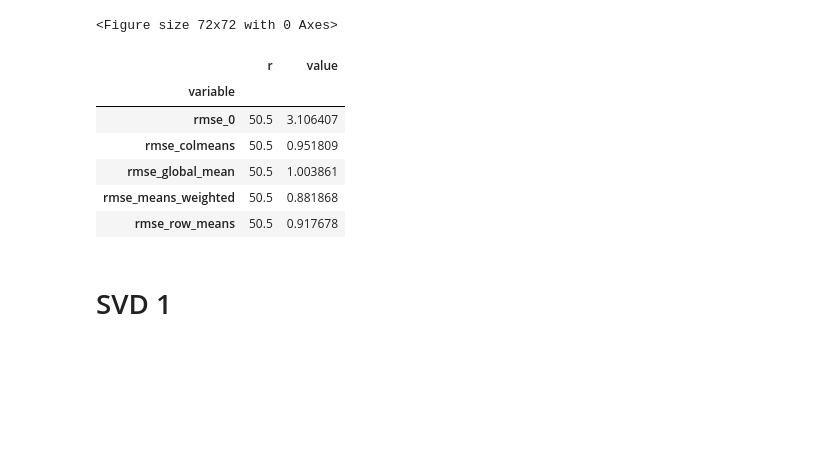
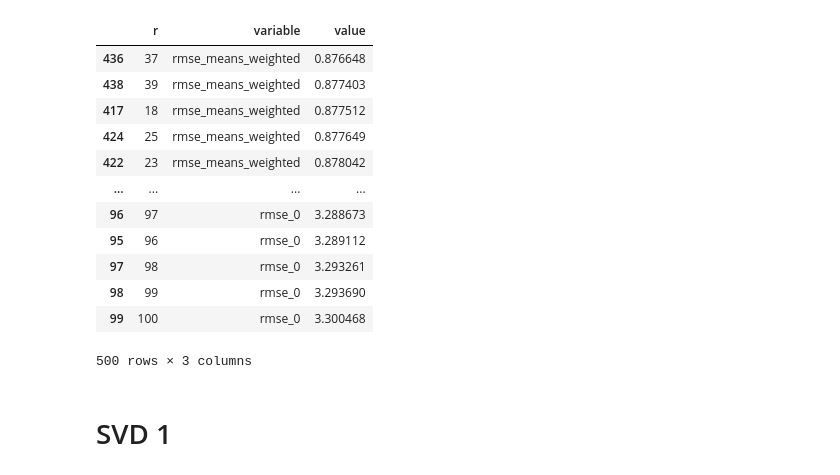
Before and after one commit to dmika1234/MoCaDR_proj1, a Jupyter notebook: src/presenting_results.ipynb, the cells around one changed output. Drawn from its saved outputs; the diff is of its cells as text; code cells hidden in the pictures; blank space fills up the shorter version.

```diff
--- a/src/presenting_results.ipynb
+++ b/src/presenting_results.ipynb
@@ -4,9 +4,7 @@ import numpy as np
 from plotnine import *
 import patchworklib as pw
 import os
-os.chdir('D:\Studia\MoCaDR_proj1')
+os.chdir('../')
-# %% [output]
-<Figure size 72x72 with 0 Axes>
 # %%
 # SVD1
 res_svd1 = pd.read_csv('Results/results_svd1.csv')
@@ -23,16 +21,22 @@ res_nmf = pd.read_csv('Results/results_nmf.csv')
 res_nmf_long = pd.melt(res_nmf, id_vars=['r'], value_vars=res_nmf.columns[1:])
 best_r3 = res_nmf_long.iloc[res_nmf_long['value'].idxmin()]['r']
 best_rmse3 = res_nmf_long['value'].min()
-# %%
-res_svd1_long.groupby('variable').mean()
-# %% [output]
-|  | r | value |
-| variable |  |  |
-| rmse_0 | 50.5 | 3.106407 |
-| rmse_colmeans | 50.5 | 0.951809 |
-| rmse_global_mean | 50.5 | 1.003861 |
-| rmse_means_weighted | 50.5 | 0.881868 |
-| rmse_row_means | 50.5 | 0.917678 |
+# %%
+res_nmf_long.sort_values('value')
+# %% [output]
+|  | r | variable | value |
+| 436 | 37 | rmse_means_weighted | 0.876648 |
+| 438 | 39 | rmse_means_weighted | 0.877403 |
+| 417 | 18 | rmse_means_weighted | 0.877512 |
+| 424 | 25 | rmse_means_weighted | 0.877649 |
+| 422 | 23 | rmse_means_weighted | 0.878042 |
+| ... | ... | ... | ... |
+| 96 | 97 | rmse_0 | 3.288673 |
+| 95 | 96 | rmse_0 | 3.289112 |
+| 97 | 98 | rmse_0 | 3.293261 |
+| 98 | 99 | rmse_0 | 3.293690 |
+| 99 | 100 | rmse_0 | 3.300468 |
+500 rows × 3 columns
 # %%
 # Col mean weight
 
```
Also changed, not shown: parts of 2 cells of this notebook, 7 other files.
